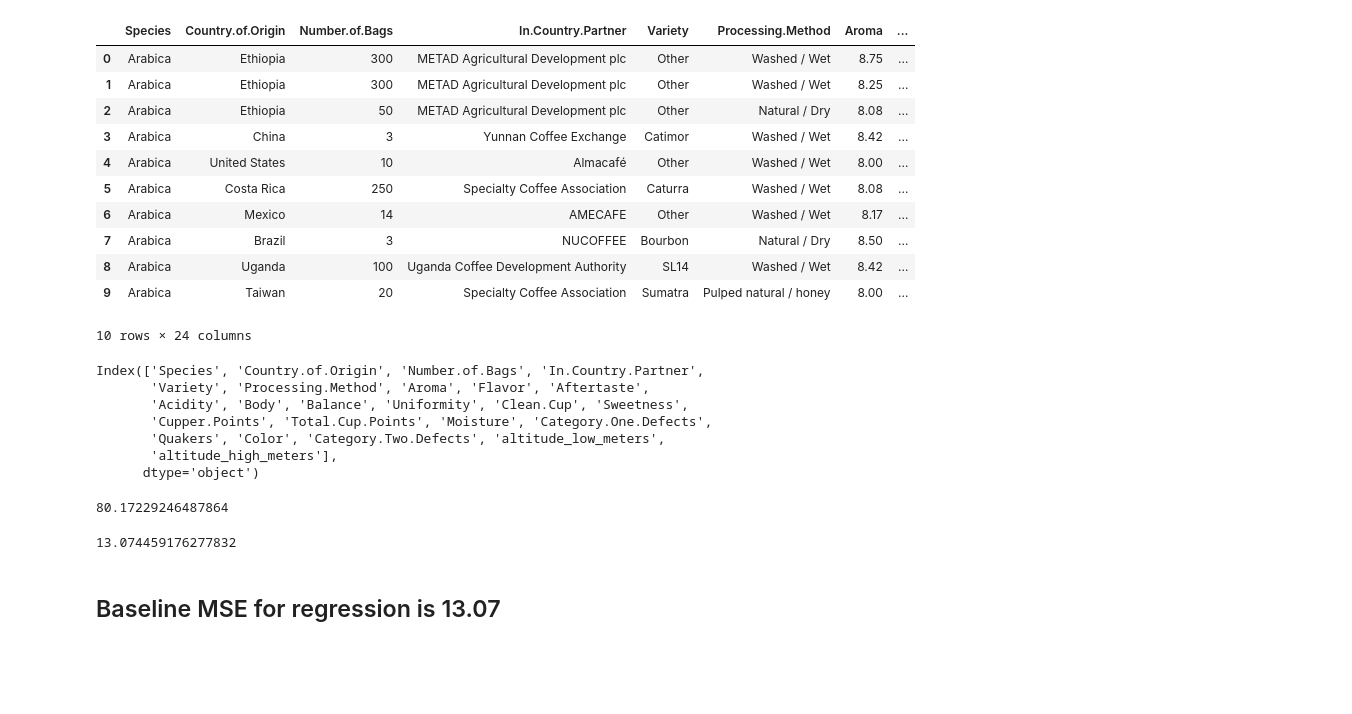
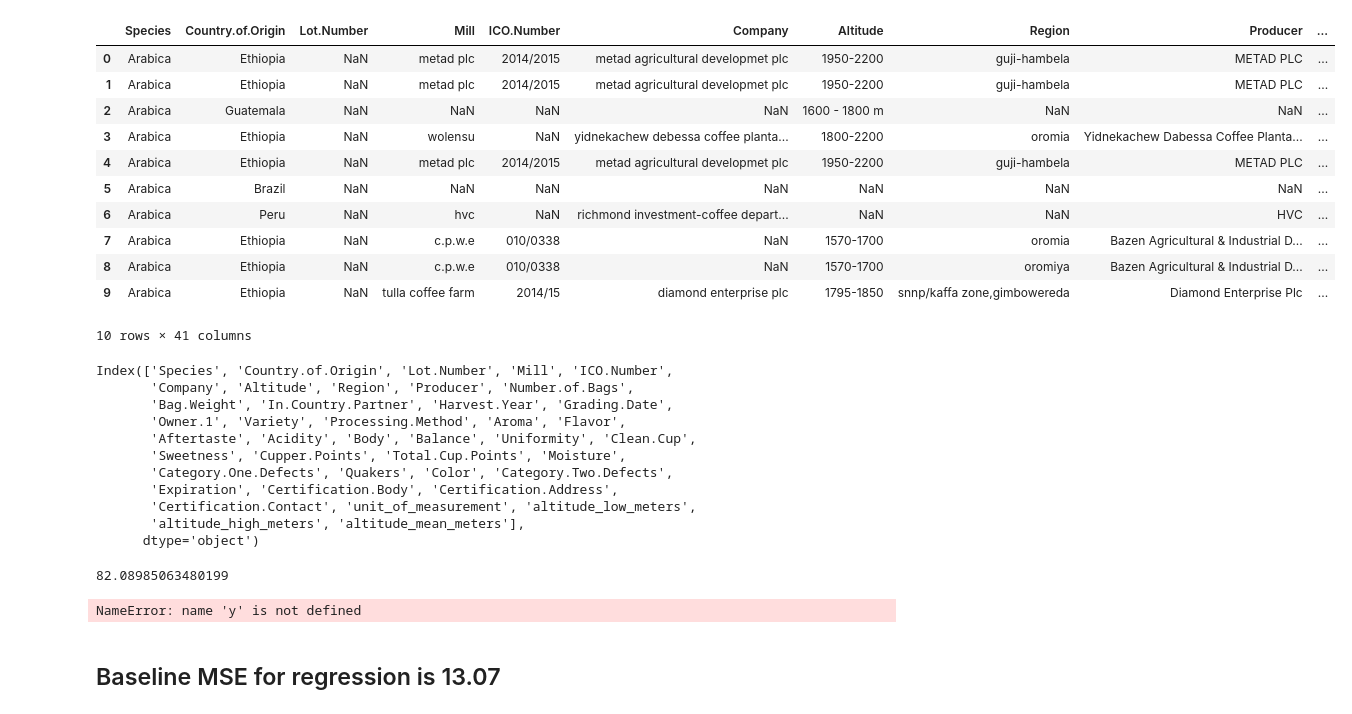
Before and after one commit to rhit-koenignm/CSSE415-CoffeeProject, a Jupyter notebook: BalancingAndBaselines.ipynb, the cells around one changed output. Cells and saved outputs as stored; diff of their text form; code cells hidden in the pictures; blank space fills up the shorter version.

```diff
--- a/BalancingAndBaselines.ipynb
+++ b/BalancingAndBaselines.ipynb
@@ -2,30 +2,34 @@
 import pandas as pd
 import numpy as np
 # %%
-df = pd.read_csv('/home/hamonme/Final Project/merged_cleaned.csv')
+df = pd.read_csv('./merged_cleaned.csv')
 df.head(10)
 # %% [output]
-|  | Species | Country.of.Origin | Number.of.Bags | In.Country.Partner | Variety | Processing.Method | Aroma | ... |
-| 0 | Arabica | Ethiopia | 300 | METAD Agricultural Development plc | Other | Washed / Wet | 8.75 | ... |
-| 1 | Arabica | Ethiopia | 300 | METAD Agricultural Development plc | Other | Washed / Wet | 8.25 | ... |
-| 2 | Arabica | Ethiopia | 50 | METAD Agricultural Development plc | Other | Natural / Dry | 8.08 | ... |
-| 3 | Arabica | China | 3 | Yunnan Coffee Exchange | Catimor | Washed / Wet | 8.42 | ... |
-| 4 | Arabica | United States | 10 | Almacafé | Other | Washed / Wet | 8.00 | ... |
-| 5 | Arabica | Costa Rica | 250 | Specialty Coffee Association | Caturra | Washed / Wet | 8.08 | ... |
-| 6 | Arabica | Mexico | 14 | AMECAFE | Other | Washed / Wet | 8.17 | ... |
-| 7 | Arabica | Brazil | 3 | NUCOFFEE | Bourbon | Natural / Dry | 8.50 | ... |
-| 8 | Arabica | Uganda | 100 | Uganda Coffee Development Authority | SL14 | Washed / Wet | 8.42 | ... |
-| 9 | Arabica | Taiwan | 20 | Specialty Coffee Association | Sumatra | Pulped natural / honey | 8.00 | ... |
+|  | Species | Country.of.Origin | Lot.Number | Mill | ICO.Number | Company | Altitude | Region | Producer | ... |
+| 0 | Arabica | Ethiopia | NaN | metad plc | 2014/2015 | metad agricultural developmet plc | 1950-2200 | guji-hambela | METAD PLC | ... |
+| 1 | Arabica | Ethiopia | NaN | metad plc | 2014/2015 | metad agricultural developmet plc | 1950-2200 | guji-hambela | METAD PLC | ... |
+| 2 | Arabica | Guatemala | NaN | NaN | NaN | NaN | 1600 - 1800 m | NaN | NaN | ... |
+| 3 | Arabica | Ethiopia | NaN | wolensu | NaN | yidnekachew debessa coffee planta... | 1800-2200 | oromia | Yidnekachew Dabessa Coffee Planta... | ... |
+| 4 | Arabica | Ethiopia | NaN | metad plc | 2014/2015 | metad agricultural developmet plc | 1950-2200 | guji-hambela | METAD PLC | ... |
+| 5 | Arabica | Brazil | NaN | NaN | NaN | NaN | NaN | NaN | NaN | ... |
+| 6 | Arabica | Peru | NaN | hvc | NaN | richmond investment-coffee depart... | NaN | NaN | HVC | ... |
+| 7 | Arabica | Ethiopia | NaN | c.p.w.e | 010/0338 | NaN | 1570-1700 | oromia | Bazen Agricultural & Industrial D... | ... |
+| 8 | Arabica | Ethiopia | NaN | c.p.w.e | 010/0338 | NaN | 1570-1700 | oromiya | Bazen Agricultural & Industrial D... | ... |
+| 9 | Arabica | Ethiopia | NaN | tulla coffee farm | 2014/15 | diamond enterprise plc | 1795-1850 | snnp/kaffa zone,gimbowereda | Diamond Enterprise Plc | ... |
-10 rows × 24 columns
+10 rows × 41 columns
 # %%
 df.columns
 # %% [output]
-Index(['Species', 'Country.of.Origin', 'Number.of.Bags', 'In.Country.Partner',
-       'Variety', 'Processing.Method', 'Aroma', 'Flavor', 'Aftertaste',
-       'Acidity', 'Body', 'Balance', 'Uniformity', 'Clean.Cup', 'Sweetness',
-       'Cupper.Points', 'Total.Cup.Points', 'Moisture', 'Category.One.Defects',
-       'Quakers', 'Color', 'Category.Two.Defects', 'altitude_low_meters',
-       'altitude_high_meters'],
+Index(['Species', 'Country.of.Origin', 'Lot.Number', 'Mill', 'ICO.Number',
+       'Company', 'Altitude', 'Region', 'Producer', 'Number.of.Bags',
+       'Bag.Weight', 'In.Country.Partner', 'Harvest.Year', 'Grading.Date',
+       'Owner.1', 'Variety', 'Processing.Method', 'Aroma', 'Flavor',
+       'Aftertaste', 'Acidity', 'Body', 'Balance', 'Uniformity', 'Clean.Cup',
+       'Sweetness', 'Cupper.Points', 'Total.Cup.Points', 'Moisture',
+       'Category.One.Defects', 'Quakers', 'Color', 'Category.Two.Defects',
+       'Expiration', 'Certification.Body', 'Certification.Address',
+       'Certification.Contact', 'unit_of_measurement', 'altitude_low_meters',
+       'altitude_high_meters', 'altitude_mean_meters'],
       dtype='object')
 # %%
 mean = df['Total.Cup.Points'].mean()
@@ -35,8 +39,8 @@ err = (df['Total.Cup.Points']-mean)**2
 mse = err.sum()/len(y)
 mse
 # %% [output]
-80.17229246487864
+82.08985063480199
-13.074459176277832
+NameError: name 'y' is not defined
 # %% [markdown]
 ## Baseline MSE for regression is 13.07
 # %%
```
